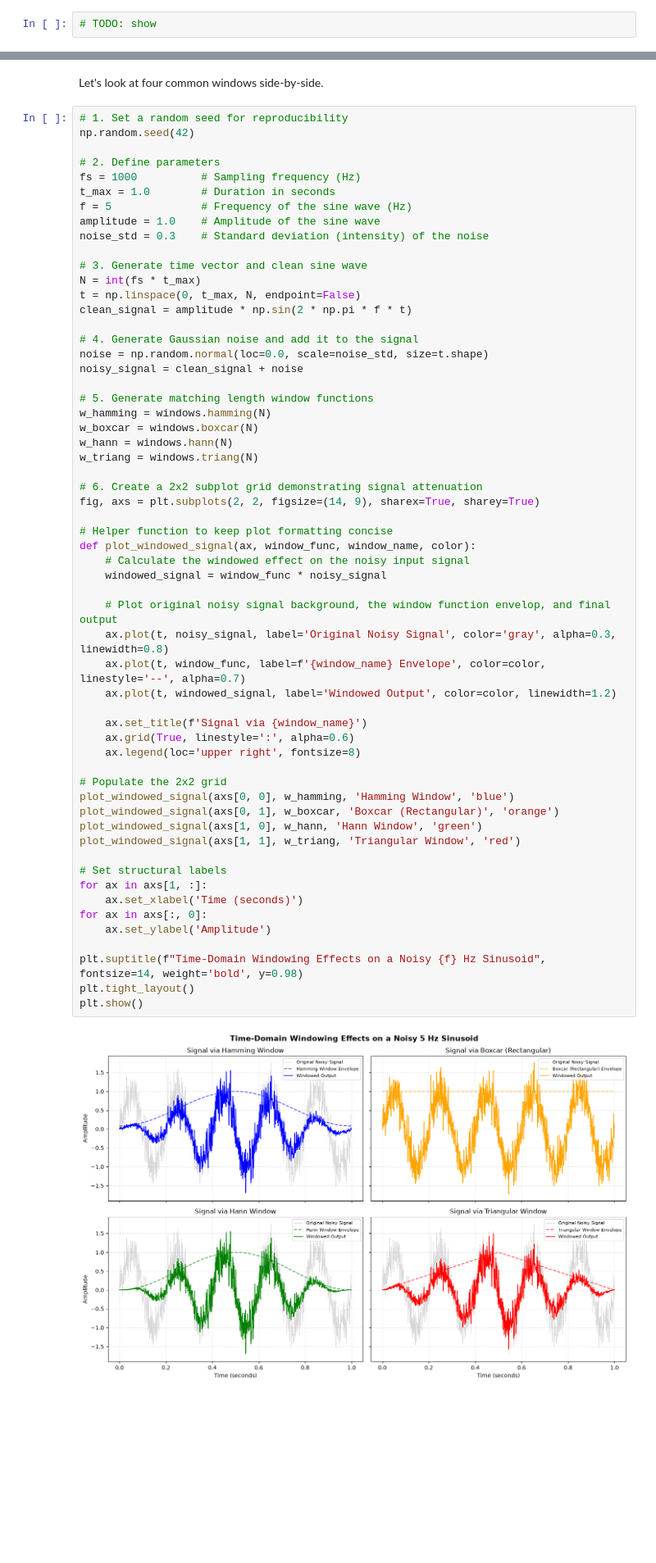
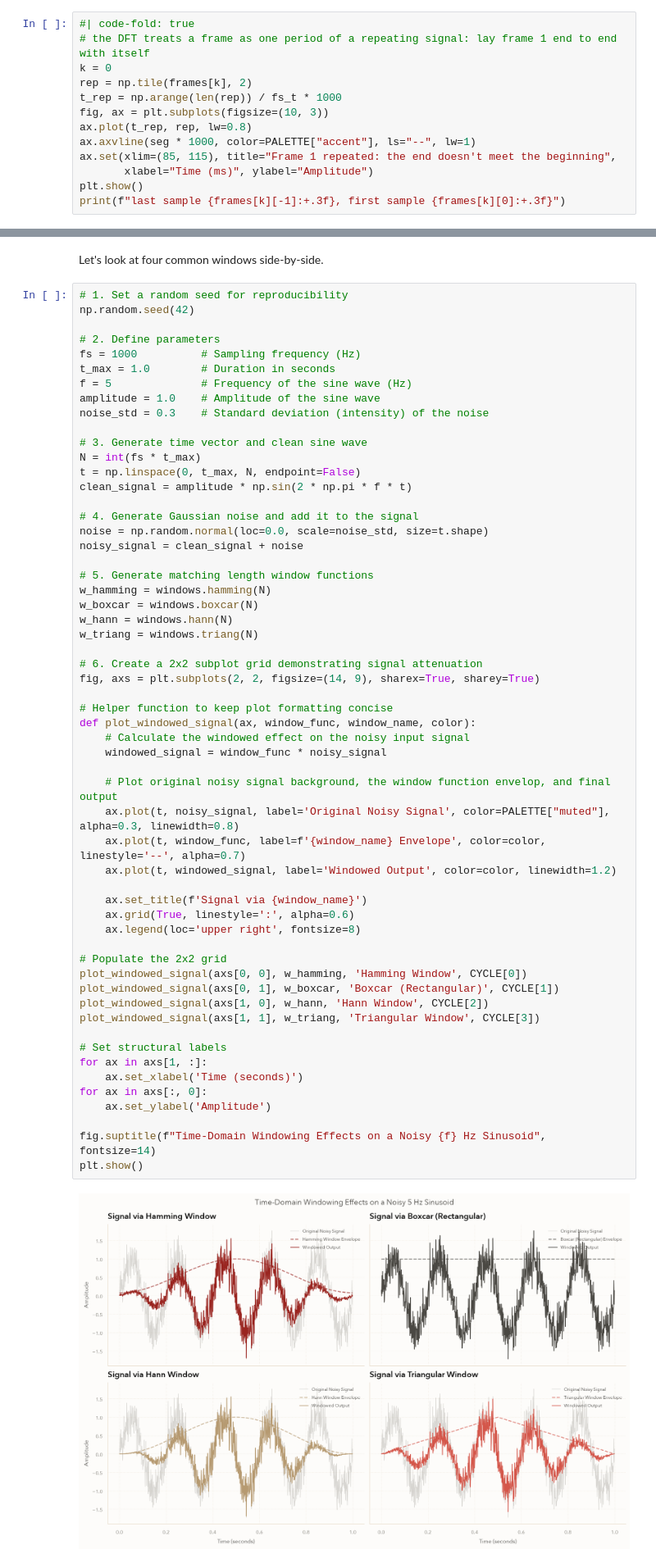
Before and after one commit to Peleke/fiat-vox, a Jupyter notebook: 05-stft-spectrograms.ipynb, the cells around one changed output, grey strips where cells are left out. Shown at 82% size. Saved outputs shown, nothing was run; the diff lists cells and outputs as text; blank space fills up the shorter version.

```diff
--- a/05-stft-spectrograms.ipynb
+++ b/05-stft-spectrograms.ipynb
@@ -35,4 +93,15 @@ Looks like a wave; nothing is obviously wrong.
 
 But take a look at the endpoints: Notice how the _ends_ of each window don't match their _beginnings_. There's a vertical gap between the final value of each window, and the first.
 # %%
-# TODO: show
+#| code-fold: true
+# the DFT treats a frame as one period of a repeating signal: lay frame 1 end to end with itself
+k = 0
+rep = np.tile(frames[k], 2)
+t_rep = np.arange(len(rep)) / fs_t * 1000
+fig, ax = plt.subplots(figsize=(10, 3))
+ax.plot(t_rep, rep, lw=0.8)
+ax.axvline(seg * 1000, color=PALETTE["accent"], ls="--", lw=1)
+ax.set(xlim=(85, 115), title="Frame 1 repeated: the end doesn't meet the beginning",
+       xlabel="Time (ms)", ylabel="Amplitude")
+plt.show()
+print(f"last sample {frames[k][-1]:+.3f}, first sample {frames[k][0]:+.3f}")
@@ -298,41 +390,40 @@ w_hamming = windows.hamming(N)
 w_boxcar = windows.boxcar(N)
 w_hann = windows.hann(N)
 w_triang = windows.triang(N)
 
 # 6. Create a 2x2 subplot grid demonstrating signal attenuation
 fig, axs = plt.subplots(2, 2, figsize=(14, 9), sharex=True, sharey=True)
 
 # Helper function to keep plot formatting concise
 def plot_windowed_signal(ax, window_func, window_name, color):
     # Calculate the windowed effect on the noisy input signal
     windowed_signal = window_func * noisy_signal
 
     # Plot original noisy signal background, the window function envelop, and final output
-    ax.plot(t, noisy_signal, label='Original Noisy Signal', color='gray', alpha=0.3, linewidth=0.8)
+    ax.plot(t, noisy_signal, label='Original Noisy Signal', color=PALETTE["muted"], alpha=0.3, linewidth=0.8)
     ax.plot(t, window_func, label=f'{window_name} Envelope', color=color, linestyle='--', alpha=0.7)
     ax.plot(t, windowed_signal, label='Windowed Output', color=color, linewidth=1.2)
 
     ax.set_title(f'Signal via {window_name}')
     ax.grid(True, linestyle=':', alpha=0.6)
     ax.legend(loc='upper right', fontsize=8)
 
 # Populate the 2x2 grid
-plot_windowed_signal(axs[0, 0], w_hamming, 'Hamming Window', 'blue')
-plot_windowed_signal(axs[0, 1], w_boxcar, 'Boxcar (Rectangular)', 'orange')
-plot_windowed_signal(axs[1, 0], w_hann, 'Hann Window', 'green')
-plot_windowed_signal(axs[1, 1], w_triang, 'Triangular Window', 'red')
+plot_windowed_signal(axs[0, 0], w_hamming, 'Hamming Window', CYCLE[0])
+plot_windowed_signal(axs[0, 1], w_boxcar, 'Boxcar (Rectangular)', CYCLE[1])
+plot_windowed_signal(axs[1, 0], w_hann, 'Hann Window', CYCLE[2])
+plot_windowed_signal(axs[1, 1], w_triang, 'Triangular Window', CYCLE[3])
 
 # Set structural labels
 for ax in axs[1, :]:
     ax.set_xlabel('Time (seconds)')
 for ax in axs[:, 0]:
     ax.set_ylabel('Amplitude')
 
-plt.suptitle(f"Time-Domain Windowing Effects on a Noisy {f} Hz Sinusoid", fontsize=14, weight='bold', y=0.98)
-plt.tight_layout()
+fig.suptitle(f"Time-Domain Windowing Effects on a Noisy {f} Hz Sinusoid", fontsize=14)
 plt.show()
 # %% [output]
-[figure, old version]
+[figure, new version]
 # %% [markdown]
 Except for the rectangular/boxcar window, these all force the boundaries to zero, with differing behavior in the middle of the signal.
 
```
Also changed, not shown: parts of 47 cells of this notebook, 17 other files.
